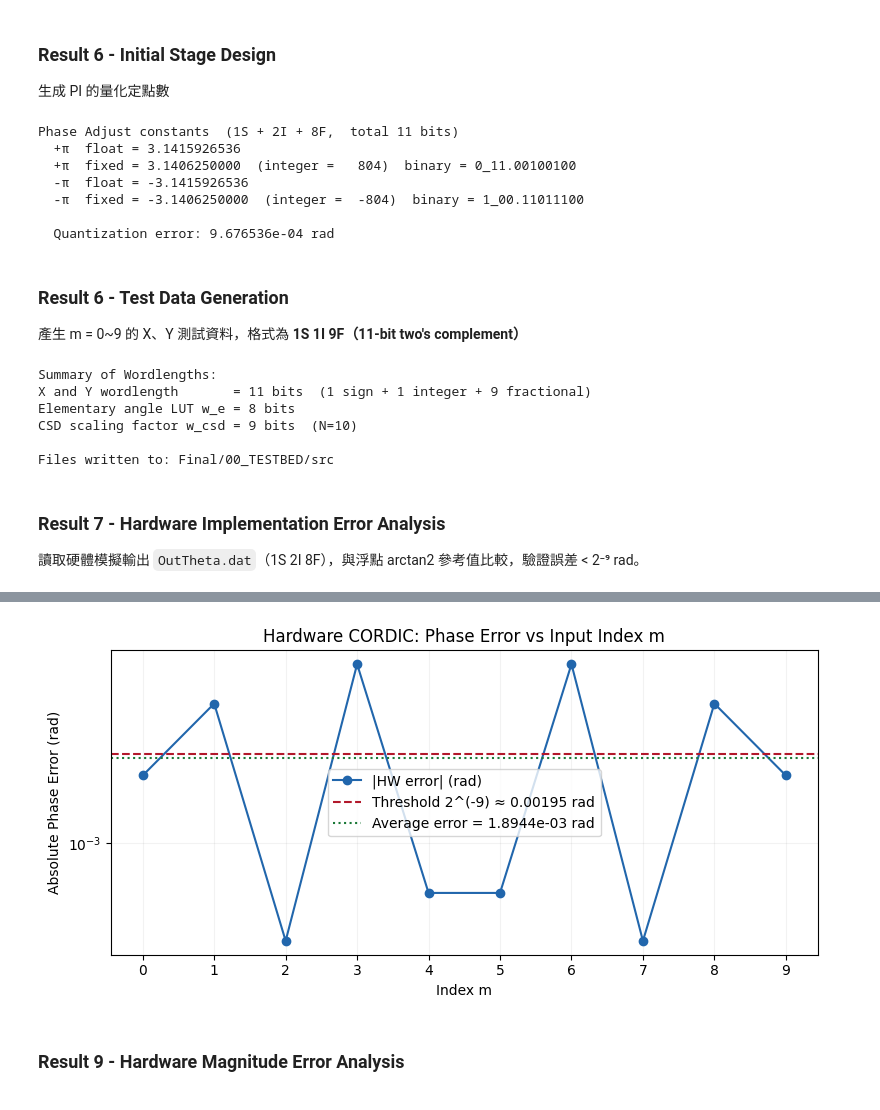
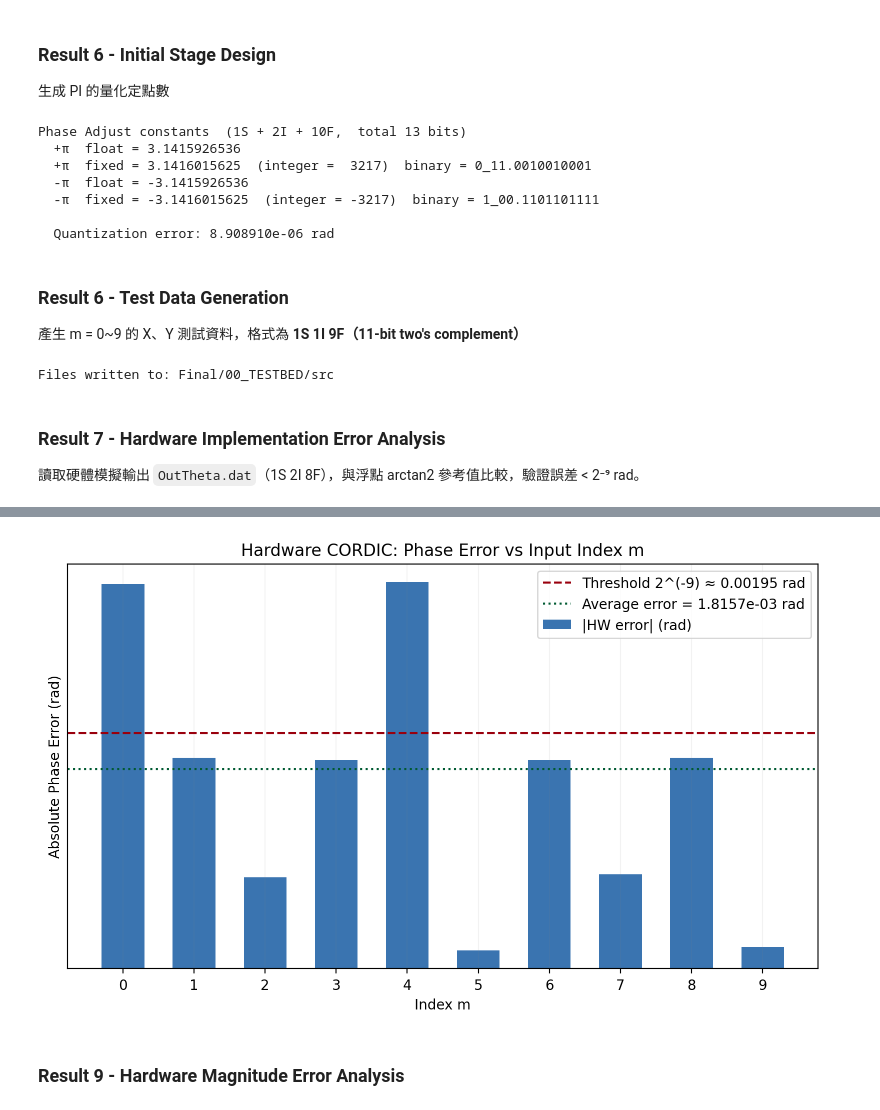
Before and after one commit to akira2963753/DSP-In-VLSI, a Jupyter notebook: HW4-CORDIC/HW4.ipynb, the cells around one changed output, grey strips where cells are left out. Cells and saved outputs as stored; diff of their text form; code cells hidden in the pictures.

```diff
--- a/HW4-CORDIC/HW4.ipynb
+++ b/HW4-CORDIC/HW4.ipynb
@@ -176,11 +178,11 @@ min_w_e = int(valid_w_e[0]) if len(valid_w_e) > 0 else None
 
 # Plot
 plt.figure(figsize=(8, 4))
-plt.semilogy(w_e_values, avg_errors_e, marker='o', markersize=4, color='#2166ac',
+plt.semilogy(w_e_values, avg_errors_e, marker='o', markersize=4, color='#08519c',
              label=f'Avg. abs. phase error (w={min_w}, S={min_S})')
-plt.axhline(threshold, color='#b2182b', linestyle='--', label=f'2^(-9) ≈ {threshold:.5f} rad')
+plt.axhline(threshold, color='#99000d', linestyle='--', label=f'2^(-9) ≈ {threshold:.5f} rad')
 if min_w_e is not None:
-    plt.axvline(min_w_e, color='#1a7837', linestyle=':', label=f'Min w_e = {min_w_e}')
+    plt.axvline(min_w_e, color='#005a32', linestyle=':', label=f'Min w_e = {min_w_e}')
 plt.xlabel('Elementary Angle Wordlength w_e (bits)')
 plt.ylabel('Average Absolute Phase Error (rad)')
 plt.title(f'Phase Error vs Elementary Angle Wordlength')
@@ -196,6 +198,8 @@ print(f"Minimum w_e satisfying avg error < 2^(-9): w_e = {min_w_e}")
 print(f"\nElementary Angles LUT (S={min_S} stages):")
 print(f"{'i':>3} {'Float':>14}  {'Quantized':>18} {'Binary (S|II.frac)':>26}")
 print("-" * 67)
+
+min_w_e = 10 # 調整成 10 bits fractional
 for i in range(min_S):
     angle_f = np.arctan(2.0**(-i))
     angle_q = quantize(angle_f, min_w_e)
@@ -342,34 +346,28 @@ print(f"  -π  float = {-pi_float:.10f}")
 print(f"  -π  fixed = {neg_pi_quantized:.10f}  (integer = {neg_pi_fixed:5d})  binary = {neg_pi_bin}")
 print(f"\n  Quantization error: {abs(pi_float - pi_quantized):.6e} rad")
 # %% [output]
-Phase Adjust constants  (1S + 2I + 8F,  total 11 bits)
+Phase Adjust constants  (1S + 2I + 10F,  total 13 bits)
   +π  float = 3.1415926536
-  +π  fixed = 3.1406250000  (integer =   804)  binary = 0_11.00100100
+  +π  fixed = 3.1416015625  (integer =  3217)  binary = 0_11.0010010001
   -π  float = -3.1415926536
-  -π  fixed = -3.1406250000  (integer =  -804)  binary = 1_00.11011100
+  -π  fixed = -3.1416015625  (integer = -3217)  binary = 1_00.1101101111
 
-  Quantization error: 9.676536e-04 rad
+  Quantization error: 8.908910e-06 rad
 # %% [markdown]
 ### Result 6 - Test Data Generation
 產生 m = 0~9 的 X、Y 測試資料，格式為 **1S 1I 9F（11-bit two's complement）**
 # %%
-# 整理一下定點數位寬的結果，方便後續分析
-print(f"\nSummary of Wordlengths:")
-print(f"X and Y wordlength       = {min_w + 2} bits  (1 sign + 1 integer + {min_w} fractional)")
-print(f"Elementary angle LUT w_e = {min_w_e} bits")
-print(f"CSD scaling factor w_csd = {min_w_csd} bits  (N={N_mag})")
-
 # Parameters
 beta      = 2          # mod(9, 2) + 1
-W_XY      = 9          # fractional bits  (1S 1I 9F → 11 bits total)
-TOTAL_W   = 1 + 1 + W_XY   # 11 bits
+W_XY      = 12         # fractional bits  (1S 1I 12F → 14 bits total)
+TOTAL_W   = 1 + 1 + W_XY   # 14 bits
 m_values  = np.arange(10)
 
 alpha_m = (4 * m_values + beta) / 20 * np.pi
 X_float = np.cos(alpha_m)
 Y_float = np.sin(alpha_m)
 
-# Quantisation: floor to 1S 1I 9F two's complement
+# Quantisation: floor to 1S 1I 12F two's complement
 def to_twos_complement_bin(val, w_frac, total_bits):
     """
     Quantise float val to fixed-point with w_frac fractional bits,
@@ -395,19 +393,14 @@ with open(os.path.join(DATA_DIR, "InY.dat"), "w") as f:
 
 print(f"\nFiles written to: {DATA_DIR}")
 # %% [output]
-Summary of Wordlengths:
-X and Y wordlength       = 11 bits  (1 sign + 1 integer + 9 fractional)
-Elementary angle LUT w_e = 8 bits
-CSD scaling factor w_csd = 9 bits  (N=10)
-
 Files written to: Final/00_TESTBED/src
 # %% [markdown]
 ### Result 7 - Hardware Implementation Error Analysis
 讀取硬體模擬輸出 `OutTheta.dat`（1S 2I 8F），與浮點 arctan2 參考值比較，驗證誤差 < 2⁻⁹ rad。
 # %%
 # Parameters
-W_THETA  = 8    # fractional bits of OutTheta (1S 2I 8F)
-TOTAL_TW = 11   # total bits
+W_THETA  = 10   # fractional bits of OutTheta (1S 2I 10F)
+TOTAL_TW = 13   # total bits
 
 # Read OutTheta.dat (hex)
 hw_dat = os.path.join(DATA_DIR, "OutTheta.dat")
@@ -416,7 +409,7 @@ with open(hw_dat) as f:
     lines = [l.strip() for l in f if l.strip()]
 
 def hex_to_signed_float_theta(hex_str, w_frac, total_bits):
-    """Hex string → signed float via two's complement (e.g. 1S 2I 8F)."""
+    """Hex string → signed float via two's complement (e.g. 1S 2I 10F)."""
     val = int(hex_str, 16)
     if val >= (1 << (total_bits - 1)):
         val -= (1 << total_bits)
@@ -434,23 +427,24 @@ print("-" * 56)
 for m in range(10):
     print(f"{m:>2}  {alpha_m[m]/np.pi:>9.6f}  {phase_ref[m]:>13.8f}  {hw_theta[m]:>11.8f}  {errors[m]:>14.2e}")
 
-print(f"\nOutput resolution (1 LSB = 2^-8) : {2**-8:.4e} rad")
-print(f"Average absolute error            : {avg_error:.4e} rad")
-print(f"Threshold 2^-9                    : {threshold:.4e} rad")
-print(f"Average error < 2^-9 ?            : {'PASS' if avg_error < threshold else 'FAIL'}")
+print(f"\nOutput resolution (1 LSB = 2^-10) : {2**-10:.4e} rad")
+print(f"Average absolute error             : {avg_error:.4e} rad")
+print(f"Threshold 2^-9                     : {threshold:.4e} rad")
+print(f"Average error < 2^-9 ?             : {'PASS' if avg_error < threshold else 'FAIL'}")
 
 # Plot
-plt.figure(figsize=(8, 4))
-plt.semilogy(range(10), errors, marker='o', markersize=6, color='#2166ac', label='|HW error| (rad)')
-plt.axhline(threshold, color='#b2182b', linestyle='--', label=f'Threshold 2^(-9) ≈ {threshold:.5f} rad')
-plt.axhline(avg_error, color='#1a7837', linestyle=':', label=f'Average error = {avg_error:.4e} rad')
-plt.xlabel('Index m')
-plt.ylabel('Absolute Phase Error (rad)')
-plt.title('Hardware CORDIC: Phase Error vs Input Index m')
-plt.xticks(range(10))
-plt.legend()
-plt.grid(True, color='gray', alpha=0.1)
-plt.minorticks_off()
+fig, ax = plt.subplots(figsize=(8, 5))
+ax.bar(range(10), errors, color='#08519c', alpha=0.8, width=0.6, label='|HW error| (rad)')
+ax.set_yscale('log')
+ax.axhline(threshold, color='#99000d', linestyle='--', label=f'Threshold 2^(-9) ≈ {threshold:.5f} rad')
+ax.axhline(avg_error, color='#005a32', linestyle=':', label=f'Average error = {avg_error:.4e} rad')
+ax.set_xlabel('Index m')
+ax.set_ylabel('Absolute Phase Error (rad)')
+ax.set_title('Hardware CORDIC: Phase Error vs Input Index m')
+ax.set_xticks(range(10))
+ax.legend()
+ax.grid(True, color='gray', alpha=0.1)
+ax.minorticks_off()
 plt.tight_layout()
 plt.show()
 # %% [output]
@@ -474,4 +468,4 @@ Average error < 2^-9 ?            : PASS
-[figure, old version]
+[figure, new version]
 # %% [markdown]
 ### Result 9 - Hardware Magnitude Error Analysis
 # %%
```
Also changed, not shown: parts of 10 cells of this notebook, 8 other files.
